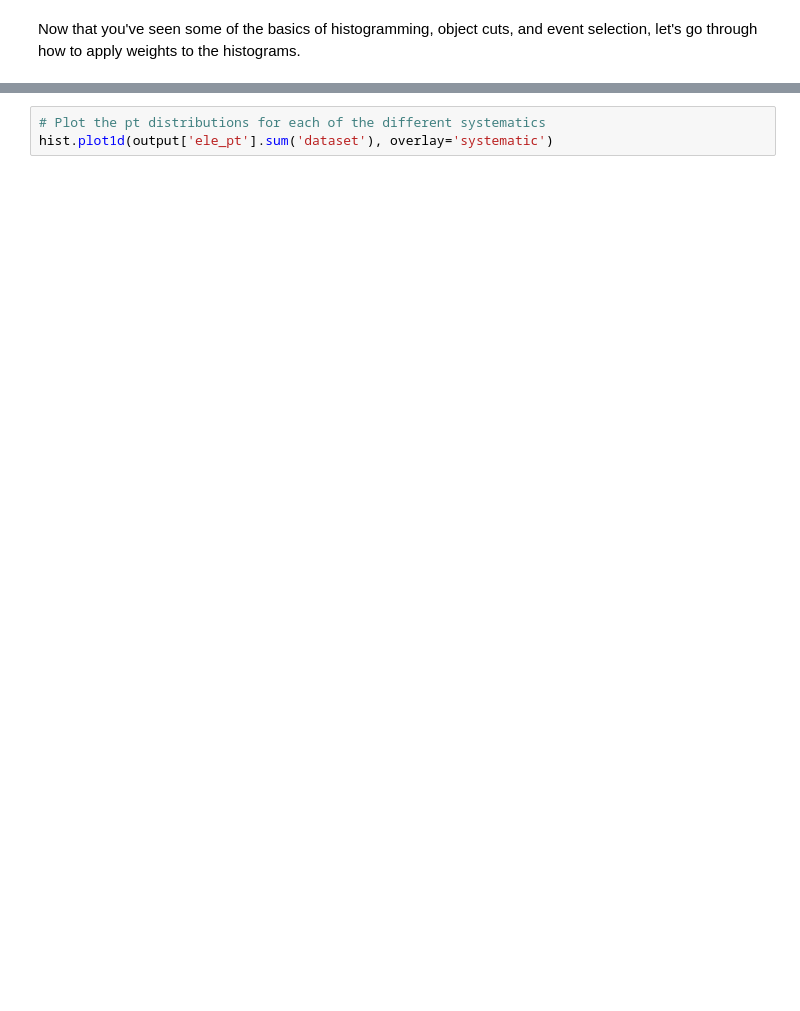
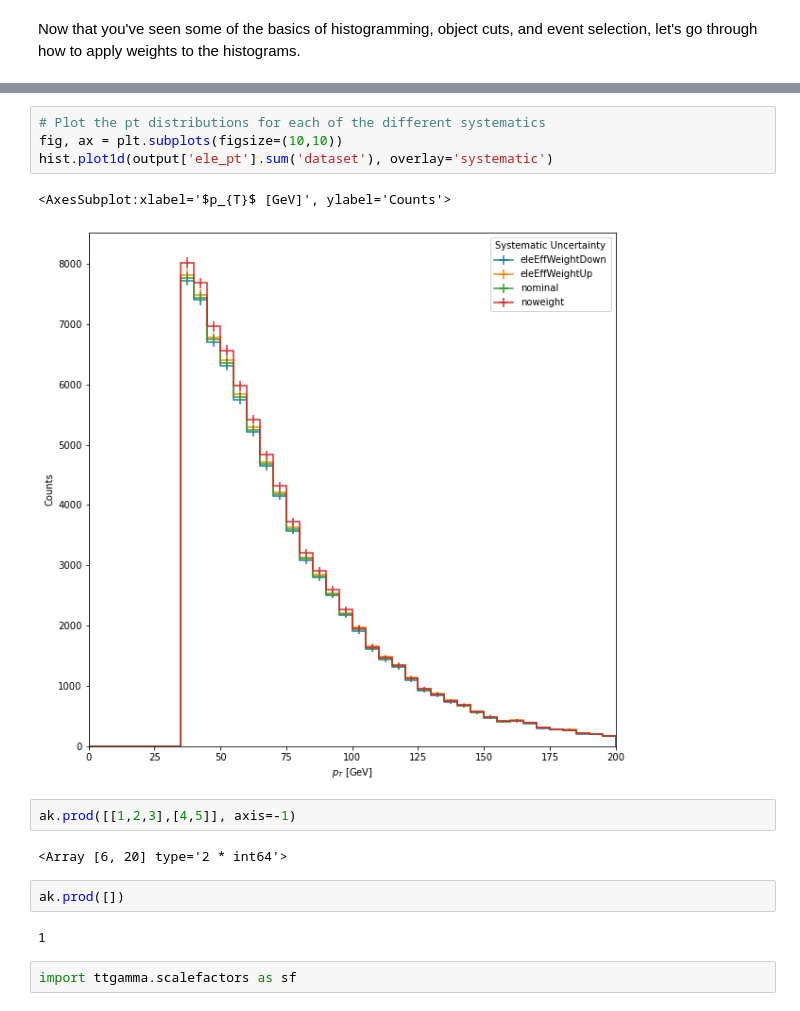
Before and after one commit to xingchen-fan/TTGamma_LongExercise, a Jupyter notebook: TTGammaSelection.ipynb, the cells around one changed output, grey strips where cells are left out. Cells and saved outputs as stored; diff of their text form; blank space fills up the shorter version.

```diff
--- a/TTGammaSelection.ipynb
+++ b/TTGammaSelection.ipynb
@@ -259,3 +334,17 @@ output = processor.run_uproot_job(
 # %%
 # Plot the pt distributions for each of the different systematics
+fig, ax = plt.subplots(figsize=(10,10))
 hist.plot1d(output['ele_pt'].sum('dataset'), overlay='systematic')
+# %% [output]
+<AxesSubplot:xlabel='$p_{T}$ [GeV]', ylabel='Counts'>
+[figure, added]
+# %%
+ak.prod([[1,2,3],[4,5]], axis=-1)
+# %% [output]
+<Array [6, 20] type='2 * int64'>
+# %%
+ak.prod([])
+# %% [output]
+1
+# %%
+import ttgamma.scalefactors as sf
```
Also changed, not shown: parts of 11 cells of this notebook.
